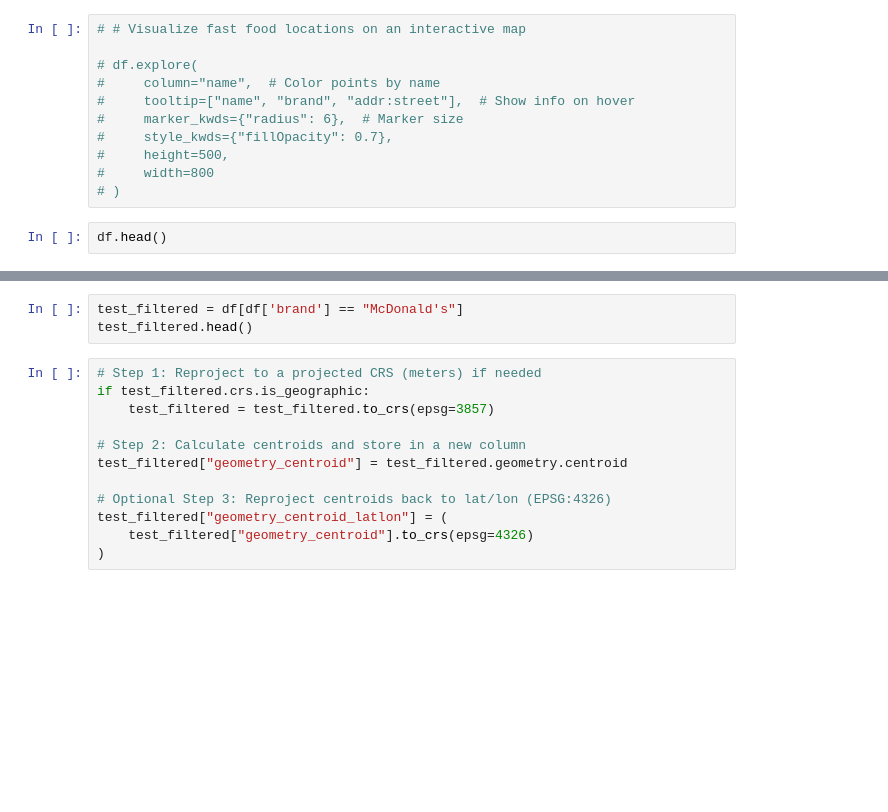
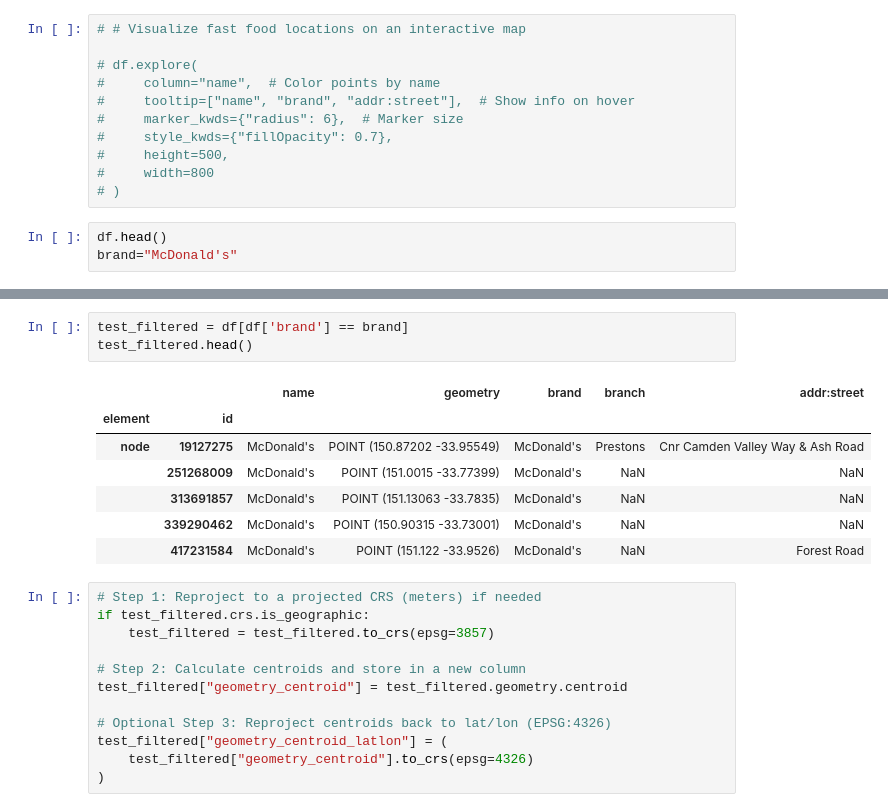
Before and after one commit to basanta11/fast_food, a Jupyter notebook: main.ipynb, the cells around one changed output, grey strips where cells are left out. Cells and saved outputs as stored; diff of their text form; blank space fills up the shorter version.

```diff
--- a/main.ipynb
+++ b/main.ipynb
@@ -31,3 +71,4 @@ df=gdf[columns_to_keep]
 # )
 # %%
 df.head()
+brand="McDonald's"
@@ -34,6 +95,14 @@ df.head()
 # %%
-test_filtered = df[df['brand'] == "McDonald's"]
+test_filtered = df[df['brand'] == brand]
 test_filtered.head()
+# %% [output]
+|  |  | name | geometry | brand | branch | addr:street |
+| element | id |  |  |  |  |  |
+| node | 19127275 | McDonald's | POINT (150.87202 -33.95549) | McDonald's | Prestons | Cnr Camden Valley Way & Ash Road |
+|  | 251268009 | McDonald's | POINT (151.0015 -33.77399) | McDonald's | NaN | NaN |
+|  | 313691857 | McDonald's | POINT (151.13063 -33.7835) | McDonald's | NaN | NaN |
+|  | 339290462 | McDonald's | POINT (150.90315 -33.73001) | McDonald's | NaN | NaN |
+|  | 417231584 | McDonald's | POINT (151.122 -33.9526) | McDonald's | NaN | Forest Road |
 # %%
 # Step 1: Reproject to a projected CRS (meters) if needed
 if test_filtered.crs.is_geographic:
```
Also changed, not shown: parts of 13 cells of this notebook, 2 other files.
